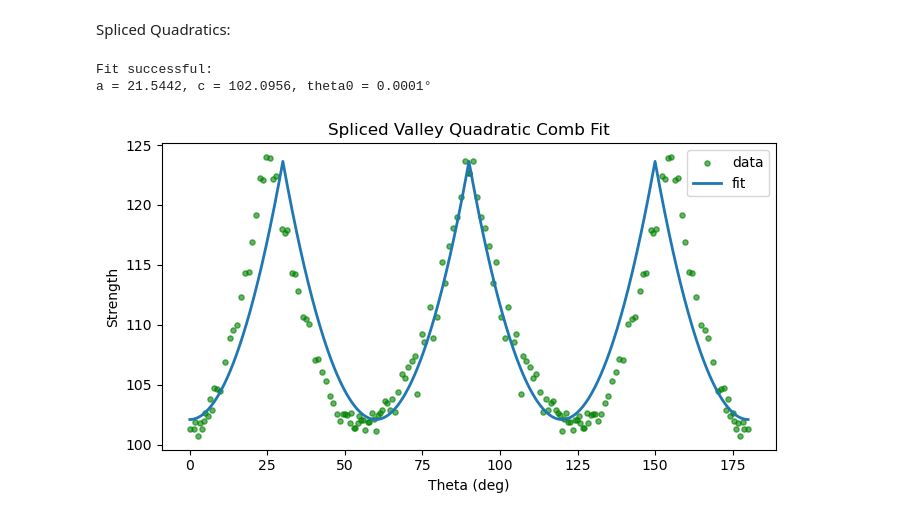
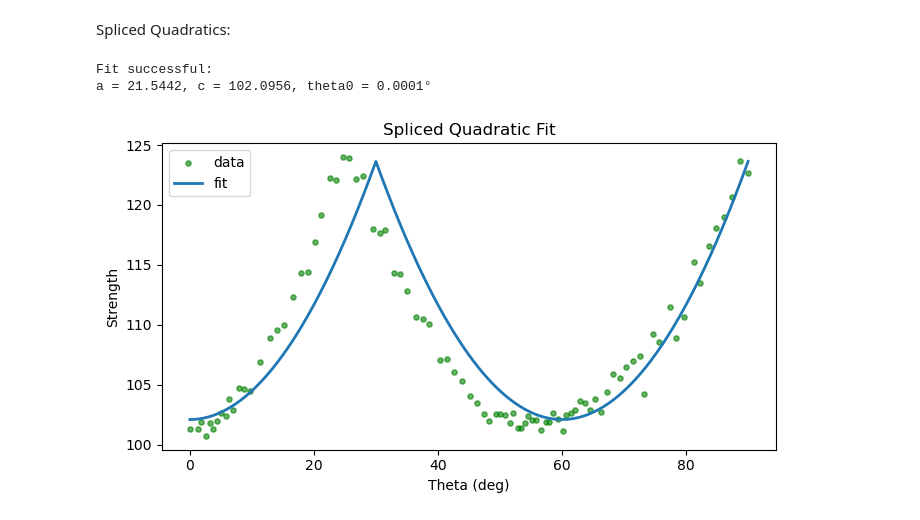
Before and after one commit to abon11/Graphene_Strength_Surface, a Jupyter notebook: sandbox.ipynb, the cells around one changed output. Saved outputs shown, nothing was run; the diff lists cells and outputs as text; code cells hidden in the pictures.

```diff
--- a/sandbox.ipynb
+++ b/sandbox.ipynb
@@ -301,7 +301,8 @@ def k_model(theta_deg, params):
 
 # Loss function with pins
 
-pin_indices = [np.argmax(y_data), np.argmin(y_data)]  # peak + valley
+# pin_indices = [np.argmax(y_data), np.argmin(y_data)]  # peak + valley
+pin_indices = []
 pin_weight = 1e6
 
 def loss(params):
@@ -334,14 +335,14 @@ else:
     raise RuntimeError(f"Fit failed: {result.message}")
 
 # plot
-theta_grid = np.linspace(0, 180, 721)
+theta_grid = np.linspace(0, 90, 721)
 plt.figure(figsize=(7,4))
 plt.scatter(theta_data, y_data, s=14, alpha=0.6, label="data", c='g')
 plt.plot(theta_grid, k_model(theta_grid, [k0, k1, k2, k3, k4]), label="fit", linewidth=2)
-plt.plot([25, 25], [100, 125])
+# plt.plot([25, 25], [100, 125])
 # plt.plot(theta_grid, k_model(theta_grid, [110, -12.2, 0, 2.8, 0]), label="maybe", linewidth=2)
 
-plt.title("Pinned Max Peak/Min Valley")
+plt.title("Original 2nd Order Fourier Series")
 
 plt.xlabel("Theta (deg)")
 plt.ylabel("Strength")
@@ -362,7 +363,7 @@ df = final_df.copy()
 theta_data = df["Theta"].to_numpy()
 y_data = df["Strength_1"].to_numpy()
 
-N = 20  # max harmonic order
+N = 8  # max harmonic order
 x0 = np.zeros(2 * N + 1)  # initial guess
 
 
@@ -374,7 +375,8 @@ def k_model(theta_deg, params, N):
         - k_{2m-1}: cosine coefficient for m-th harmonic
         - k_{2m}: sine coefficient for m-th harmonic
     """
-    w = 2 * np.pi * theta_deg / 60.0  # 60° period
+    # w = 2 * np.pi * theta_deg / 60.0  # 60° period
+    w = 2 * np.pi * theta_deg / 180  # TO ENFORCE NO PERIODICITY
     k0 = params[0]
     total = np.full_like(theta_deg, k0, dtype=float)
 
@@ -386,7 +388,8 @@ def k_model(theta_deg, params, N):
     return total
 
 
-pin_indices = [np.argmax(y_data), np.argmin(y_data)]  # peak + valley
+# pin_indices = [np.argmax(y_data), np.argmin(y_data)]  # peak + valley
+pin_indices = []
 pin_weight = 1e6
 
 def loss(params):
@@ -414,12 +417,13 @@ else:
     raise RuntimeError(f"Fit failed: {result.message}")
 
 # plot
-theta_grid = np.linspace(0, 180, 721)
+theta_grid = np.linspace(0, 90, 721)
 plt.figure(figsize=(7,4))
 plt.scatter(theta_data, y_data, s=14, alpha=0.6, label="data", c='g')
 plt.plot(theta_grid, k_model(theta_grid, params_opt, N), label="fit", linewidth=2)
 plt.xlabel("Theta (deg)")
 plt.ylabel("Strength")
+plt.title(f"{N}th order Fourier Series --> NO PERIODICITY ENFORCED")
 plt.legend()
 plt.show()
 # %% [output]
@@ -517,28 +522,32 @@ df = final_df.copy()
 theta_data = df["Theta"].to_numpy()
 y_data = df["Strength_1"].to_numpy()
 
+# Restrict to [0, 90]
+mask = (theta_data >= 0) & (theta_data <= 90)
+theta_data = theta_data[mask]
+y_data = y_data[mask]
+
 def wrapped_distance(theta, center):
     return (theta - center + 180) % 360 - 180
 
 def spliced_valley_quad(theta_deg, a, c, theta0_deg):
     """
-    Spliced quadratic valleys centered at 0, 60, ..., offset by theta0_deg.
-    Each segment spans 60° and connects at 30°, 90°, ...
+    Spliced quadratic valleys centered at 30 and 90 degrees.
+    Each segment spans 60° and connects at 60°.
     """
     theta_deg = np.asarray(theta_deg)
     output = np.zeros_like(theta_deg, dtype=float)
 
-    # Centers every 60° starting from theta0
-    centers = [(theta0_deg + 60 * m) % 360 for m in range(6)]
+    centers = [(theta0_deg + 60 * m) % 360 for m in range(2)]  # just [30, 90]
 
     for mu in centers:
         d = wrapped_distance(theta_deg, mu)
-        mask = np.abs(d) <= 30  # within 30° of center
+        mask = np.abs(d) <= 30
         output[mask] = a * (d[mask] / 30.0)**2 + c
 
     return output
 
-# Loss function: fit a, c, and theta0
+# Loss function
 def loss(params):
     a, c, theta0 = params
     pred = spliced_valley_quad(theta_data, a, c, theta0)
@@ -550,35 +559,35 @@ a0 = 1.0
 c0 = np.min(y_data)
 theta0_0 = 0.0
 x0 = [a0, c0, theta0_0]
 
 # Bounds
-bounds = [(0, None),     # a > 0 for upward parabola
-          (None, None),  # c: free
+bounds = [(0, None),     # a > 0
+          (None, None),  # c free
           (0.0, 60.0)]   # theta0 in one period
 
 # Fit
 result = minimize(loss, x0, method="Powell", bounds=bounds)
 
 if result.success:
     a, c, theta0 = result.x
     print(f"Fit successful:\na = {a:.4f}, c = {c:.4f}, theta0 = {theta0:.4f}°")
 else:
     raise RuntimeError("Fit failed: " + result.message)
 
 # Plot
-theta_grid = np.linspace(0, 180, 721)
+theta_grid = np.linspace(0, 90, 361)
 fit_curve = spliced_valley_quad(theta_grid, a, c, theta0)
 
 plt.figure(figsize=(7, 4))
 plt.scatter(theta_data, y_data, s=14, alpha=0.6, label="data", c='g')
 plt.plot(theta_grid, fit_curve, label="fit", linewidth=2)
 plt.xlabel("Theta (deg)")
 plt.ylabel("Strength")
-plt.title("Spliced Valley Quadratic Comb Fit")
+plt.title("Spliced Quadratic Fit")
 plt.legend()
 plt.tight_layout()
 plt.show()
 # %% [output]
 Fit successful:
 a = 21.5442, c = 102.0956, theta0 = 0.0001°
-[figure, old version]
+[figure, new version]
```
Also changed, not shown: parts of 5 cells of this notebook, 2 other files.
